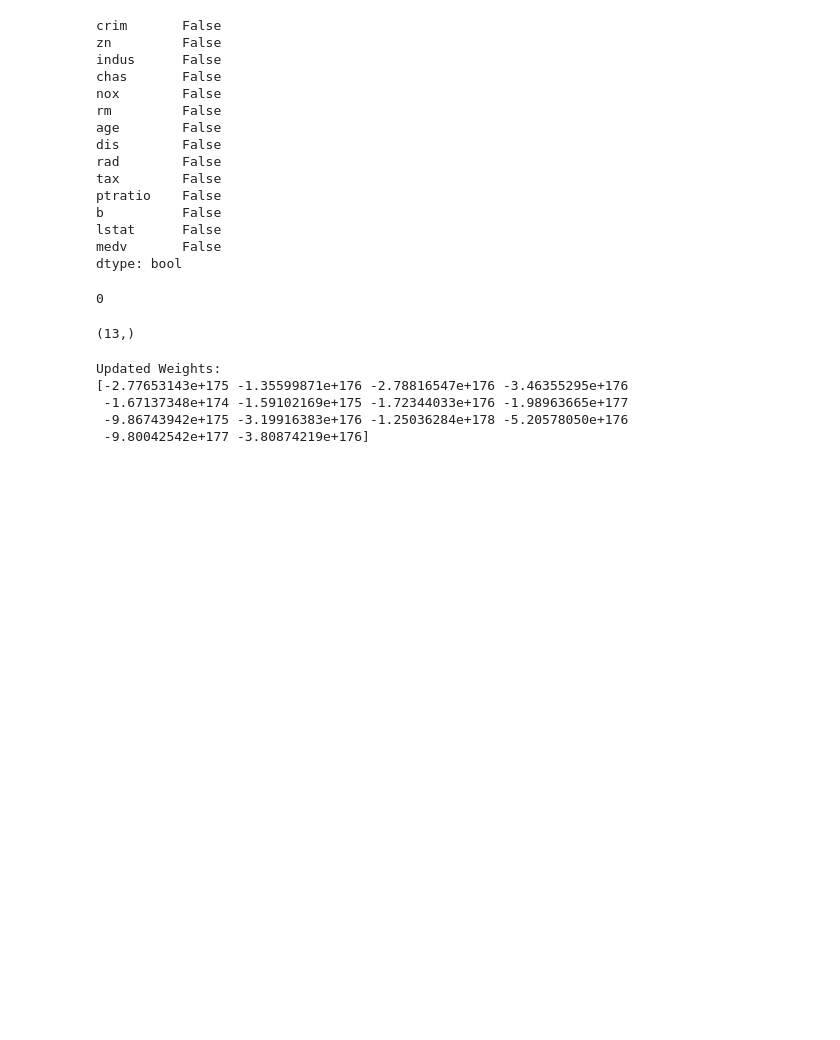
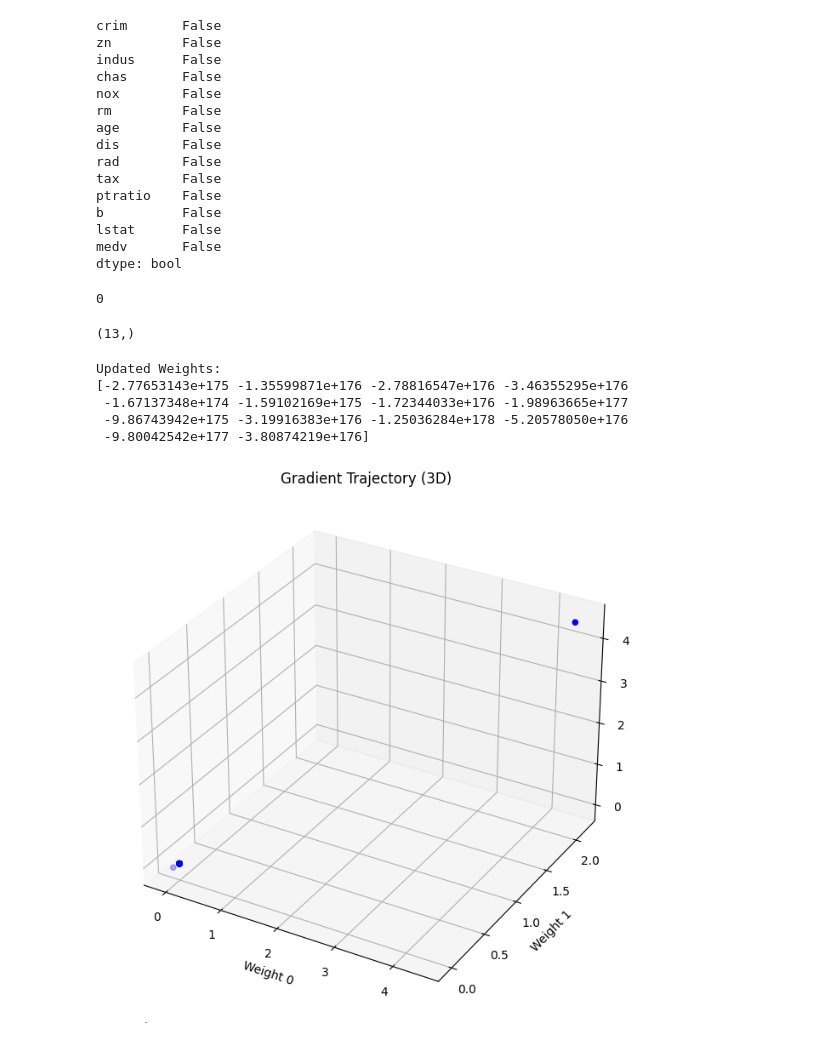
Before and after one commit to SergeyHSE/Gradient.github.io, a Jupyter notebook: GradientLR/GradientLR.ipynb, the cells around one changed output. Cells and saved outputs as stored; diff of their text form; code cells hidden in the pictures; blank space fills up the shorter version.

```diff
--- a/GradientLR/GradientLR.ipynb
+++ b/GradientLR/GradientLR.ipynb
@@ -348,10 +348,10 @@ zeros
 class LinearRegression(BaseEstimator):
     def __init__(self, epsilon=1e-4, max_steps=100, w0=None, alpha=1e-4):
         """
-        epsilon: difference for the rate of change in weights
-        max_steps: maximum number of steps in gradient descent
-        w0: np.array (d,) - starting weights
-        alpha: learning rate
+        epsilon: разница для нормы изменения весов
+        max_steps: максимальное количество шагов в градиентном спуске
+        w0: np.array (d,) - начальные веса
+        alpha: шаг обучения
         """
         self.epsilon = epsilon
         self.max_steps = max_steps
@@ -359,6 +359,8 @@ class LinearRegression(BaseEstimator):
         self.alpha = alpha
         self.w = None
         self.w_history = []
+        self.mean = None
+        self.std = None
 
     def fit(self, X, y):
         """
@@ -385,6 +387,7 @@ class LinearRegression(BaseEstimator):
             self.w = w_new
 
         return self
+
 
     def predict(self, X):
         """
@@ -439,3 +442,22 @@ Updated Weights:
  -1.67137348e+174 -1.59102169e+175 -1.72344033e+176 -1.98963665e+177
  -9.86743942e+175 -3.19916383e+176 -1.25036284e+178 -5.20578050e+176
  -9.80042542e+177 -3.80874219e+176]
+# %%
+# Now you can plot the gradient trajectory as previously shown
+# For 3D visualization (if applicable):
+from mpl_toolkits.mplot3d import Axes3D
+
+fig = plt.figure(figsize=(10, 8))
+ax = fig.add_subplot(111, projection='3d')
+w_history = np.array(model.w_history)
+if w_history.shape[1] >= 3:
+    ax.scatter(w_history[:, 0], w_history[:, 1], w_history[:, 2], c='b', marker='o')
+    ax.set_xlabel('Weight 0')
+    ax.set_ylabel('Weight 1')
+    ax.set_zlabel('Weight 2')
+    ax.set_title('Gradient Trajectory (3D)')
+    plt.show()
+else:
+    print("Insufficient dimensions for 3D plot.")
+# %% [output]
+[figure, added]
```
Also changed, not shown: parts of 1 cell of this notebook.
